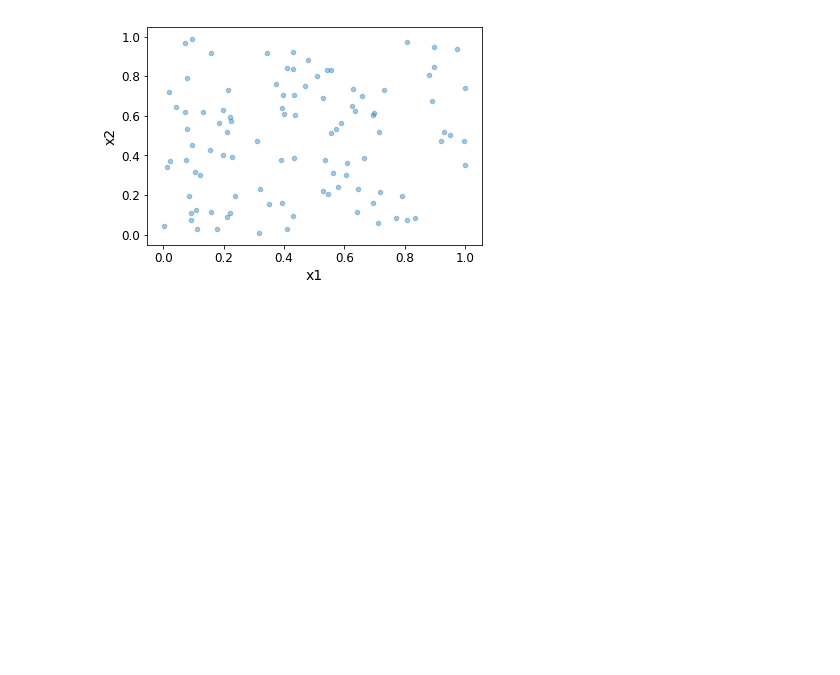
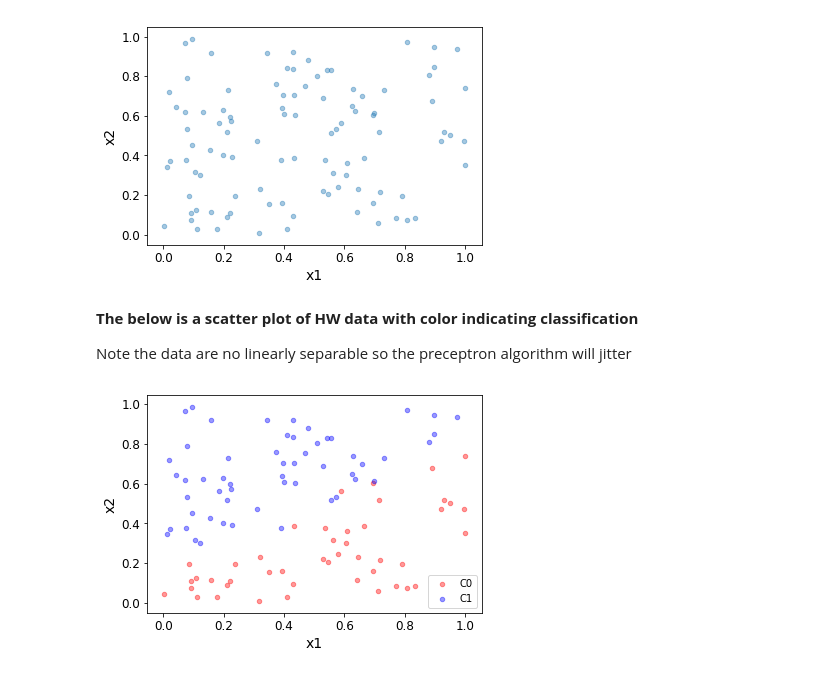
Before and after one commit to skilgoreT/csci5922, a Jupyter notebook: hw/hw1/vis.ipynb, the cells around one changed output. Drawn from its saved outputs; the diff is of its cells as text; code cells hidden in the pictures; blank space fills up the shorter version.

```diff
--- a/hw/hw1/vis.ipynb
+++ b/hw/hw1/vis.ipynb
@@ -44,3 +44,16 @@ data.plot(kind="scatter", x="x1", y="x2", alpha=0.4)
 # %% [output]
 <matplotlib.axes._subplots.AxesSubplot at 0x...>
 [figure]
+# %%
+#print(data['z'])
+c0 = data[(data.z==0)]
+c1 = data[(data.z==1)]
+# %% [markdown]
+**The below is a scatter plot of HW data with color indicating classification**
+
+Note the data are no linearly separable so the preceptron algorithm will jitter
+# %%
+ax = c0.plot.scatter(x="x1", y="x2", color='Red', alpha=0.4, label='C0')
+c1.plot.scatter( x="x1", y="x2", color='Blue', alpha=0.4, label='C1', ax=ax);
+# %% [output]
+[figure, added]
```
Also changed, not shown: parts of 1 cell of this notebook, 2 other files.
